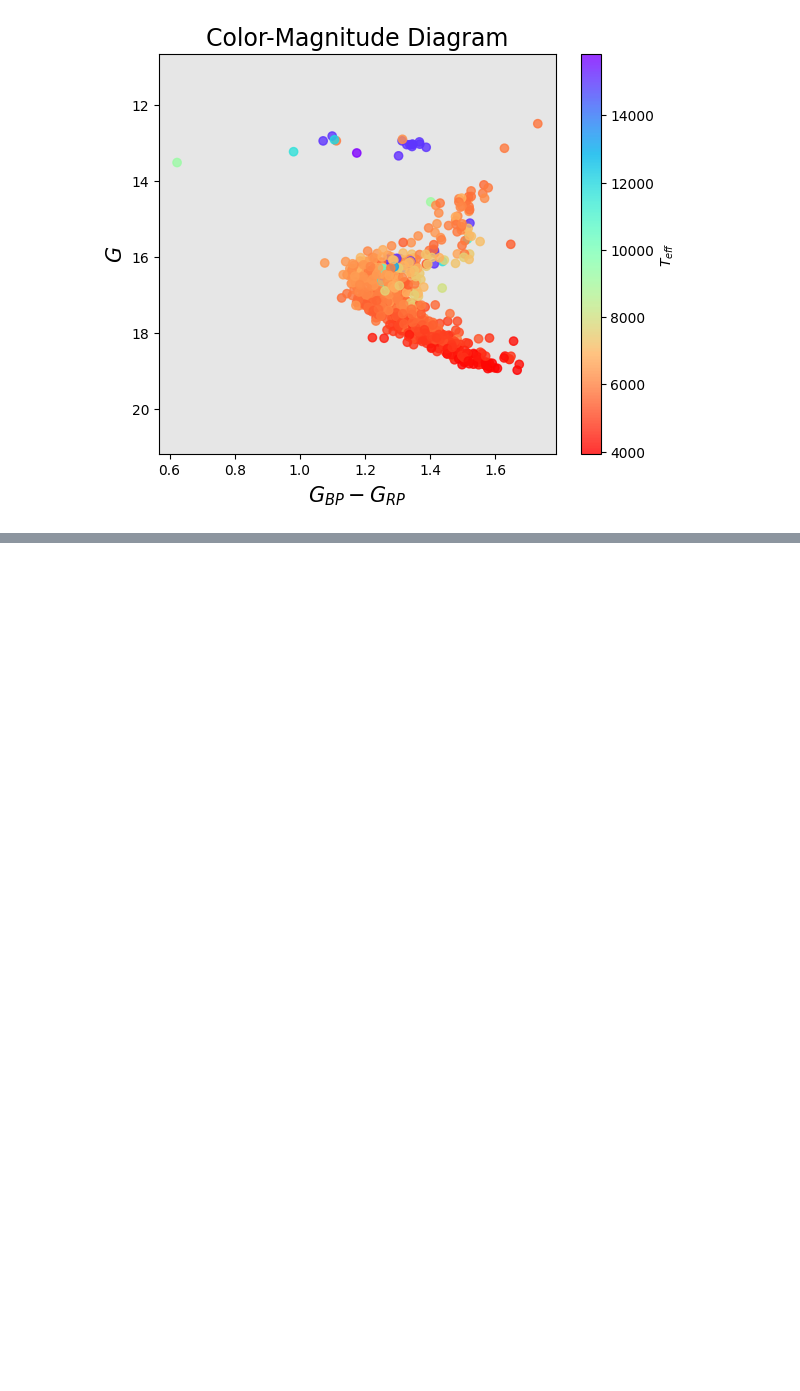
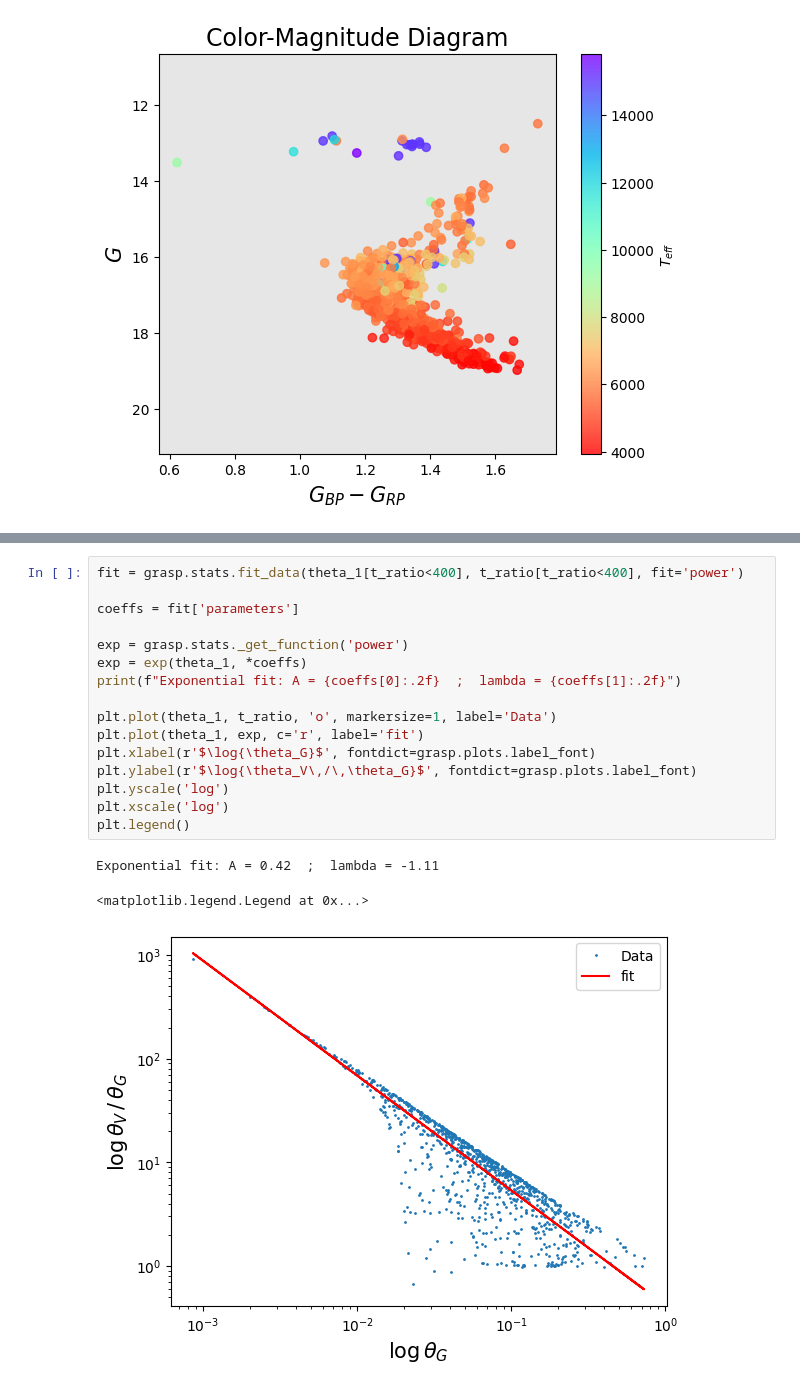
Before and after one commit to pietroferraiuolo/GRASP, a Jupyter notebook: scripts/n6121_analysis.ipynb, the cells around one changed output, grey strips where cells are left out. Cells and saved outputs as stored; diff of their text form; blank space fills up the shorter version.

```diff
--- a/scripts/n6121_analysis.ipynb
+++ b/scripts/n6121_analysis.ipynb
@@ -165,0 +140,20 @@ grasp.plots.doubleHistScatter(theta_2.computed_values, theta_1.computed_values,
+# %%
+fit = grasp.stats.fit_data(theta_1[t_ratio<400], t_ratio[t_ratio<400], fit='power')
+
+coeffs = fit['parameters']
+
+exp = grasp.stats._get_function('power')
+exp = exp(theta_1, *coeffs)
+print(f"Exponential fit: A = {coeffs[0]:.2f}  ;  lambda = {coeffs[1]:.2f}")
+
+plt.plot(theta_1, t_ratio, 'o', markersize=1, label='Data')
+plt.plot(theta_1, exp, c='r', label='fit')
+plt.xlabel(r'$\log{\theta_G}$', fontdict=grasp.plots.label_font)
+plt.ylabel(r'$\log{\theta_V\,/\,\theta_G}$', fontdict=grasp.plots.label_font)
+plt.yscale('log')
+plt.xscale('log')
+plt.legend()
+# %% [output]
+Exponential fit: A = 0.42  ;  lambda = -1.11
+<matplotlib.legend.Legend at 0x...>
+[figure, added]
```
Also changed, not shown: parts of 29 cells of this notebook, 6 other files.
